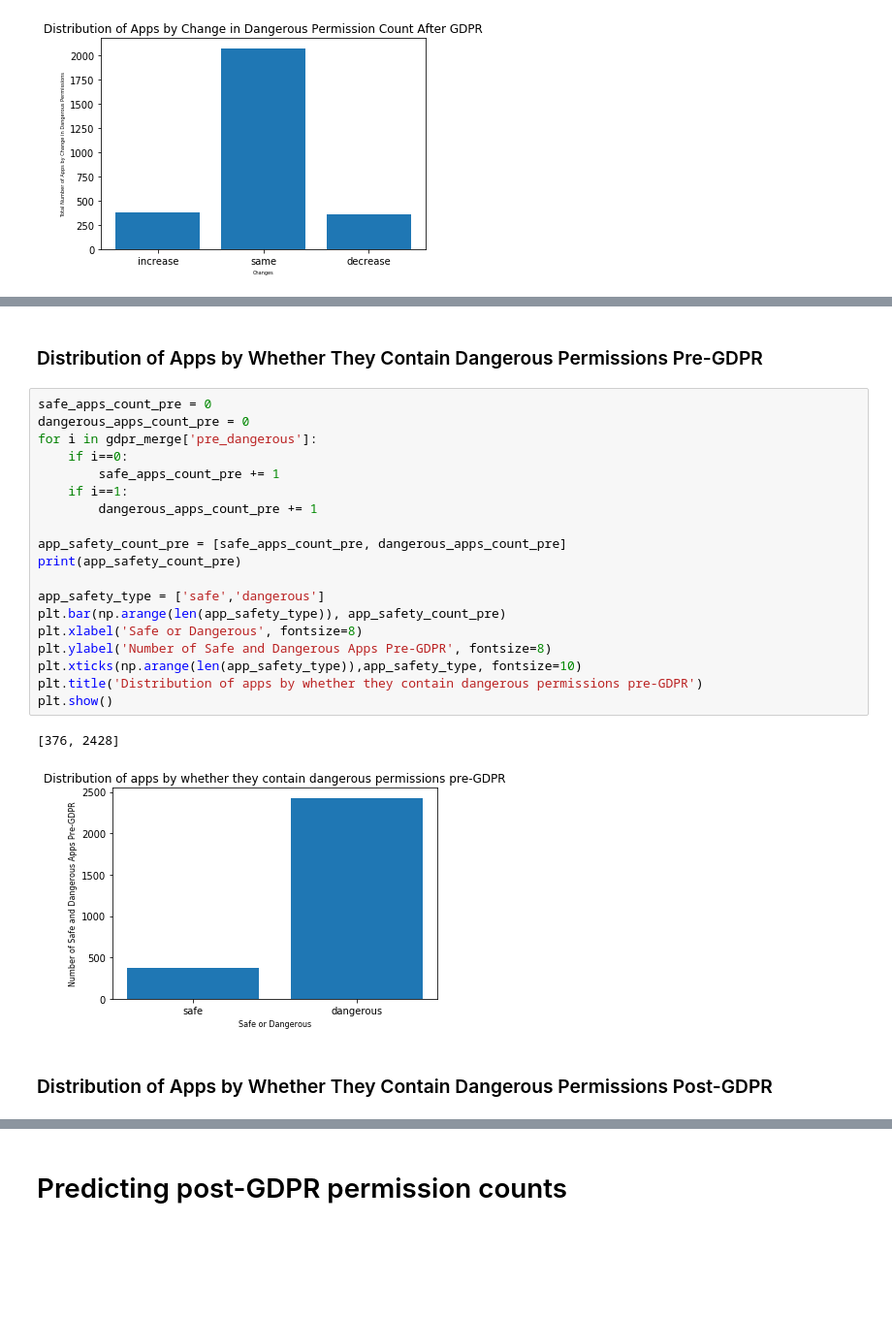
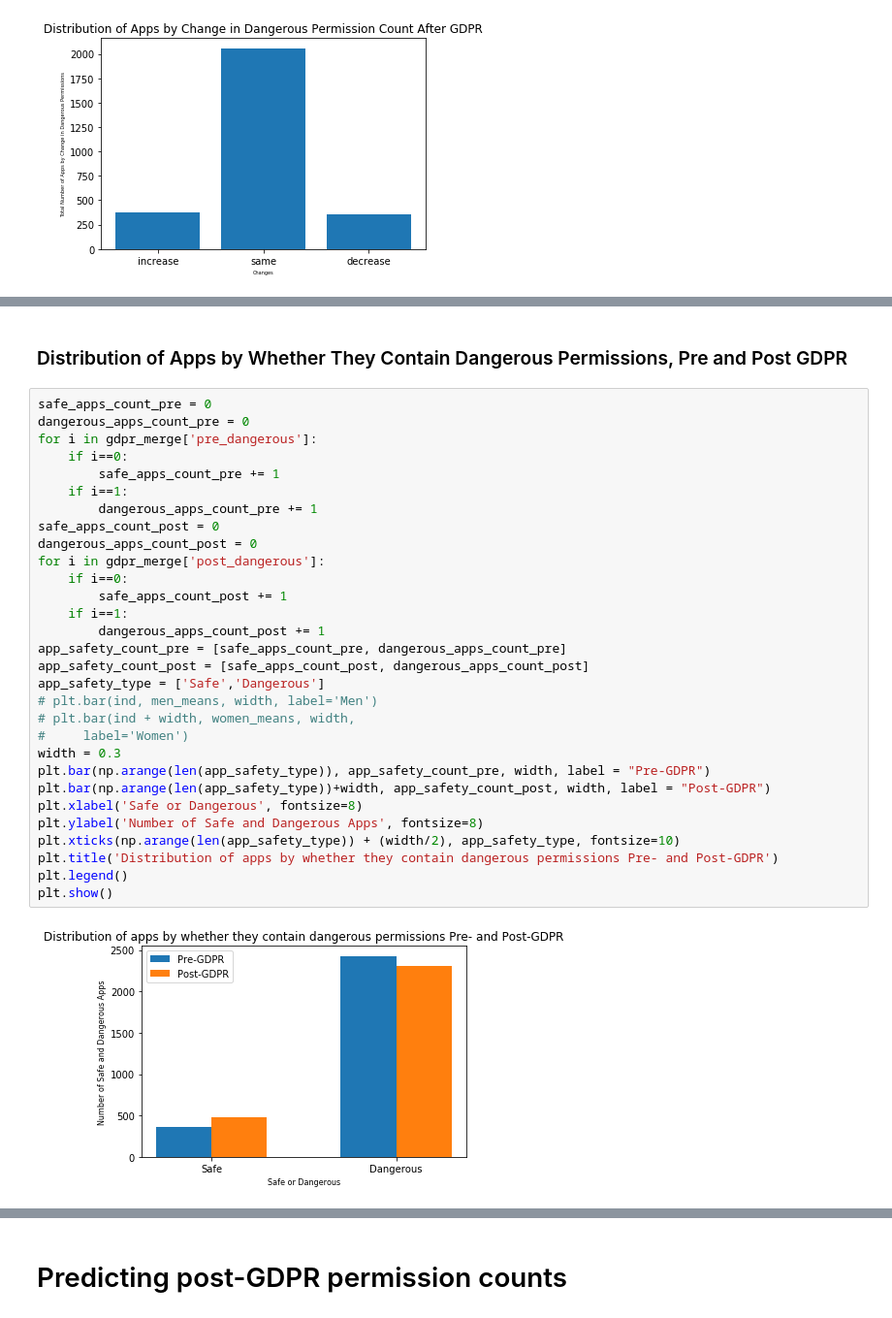
Before and after one commit to JBPelzner/w207_Final, a Jupyter notebook: gdpr_final.ipynb, the cells around one changed output, grey strips where cells are left out. Shown at 97% size. Drawn from its saved outputs; the diff is of its cells as text; blank space fills up the shorter version.

```diff
--- a/gdpr_final.ipynb
+++ b/gdpr_final.ipynb
@@ -582,27 +593,35 @@ plt.subplots_adjust(wspace = 0.7, hspace = 0.7)
 <Figure size 432x288 with 0 Axes>
 # %% [markdown]
-### Distribution of Apps by Whether They Contain Dangerous Permissions Pre-GDPR
+### Distribution of Apps by Whether They Contain Dangerous Permissions, Pre and Post GDPR
 # %%
 safe_apps_count_pre = 0
 dangerous_apps_count_pre = 0
 for i in gdpr_merge['pre_dangerous']:
     if i==0:
         safe_apps_count_pre += 1
     if i==1:
         dangerous_apps_count_pre += 1
-
+safe_apps_count_post = 0
+dangerous_apps_count_post = 0
+for i in gdpr_merge['post_dangerous']:
+    if i==0:
+        safe_apps_count_post += 1
+    if i==1:
+        dangerous_apps_count_post += 1
 app_safety_count_pre = [safe_apps_count_pre, dangerous_apps_count_pre]
-print(app_safety_count_pre)
-
-app_safety_type = ['safe','dangerous']
-plt.bar(np.arange(len(app_safety_type)), app_safety_count_pre)
+app_safety_count_post = [safe_apps_count_post, dangerous_apps_count_post]
+app_safety_type = ['Safe','Dangerous']
+# plt.bar(ind, men_means, width, label='Men')
+# plt.bar(ind + width, women_means, width,
+#     label='Women')
+width = 0.3
+plt.bar(np.arange(len(app_safety_type)), app_safety_count_pre, width, label = "Pre-GDPR")
+plt.bar(np.arange(len(app_safety_type))+width, app_safety_count_post, width, label = "Post-GDPR")
 plt.xlabel('Safe or Dangerous', fontsize=8)
-plt.ylabel('Number of Safe and Dangerous Apps Pre-GDPR', fontsize=8)
-plt.xticks(np.arange(len(app_safety_type)),app_safety_type, fontsize=10)
-plt.title('Distribution of apps by whether they contain dangerous permissions pre-GDPR')
+plt.ylabel('Number of Safe and Dangerous Apps', fontsize=8)
+plt.xticks(np.arange(len(app_safety_type)) + (width/2), app_safety_type, fontsize=10)
+plt.title('Distribution of apps by whether they contain dangerous permissions Pre- and Post-GDPR')
+plt.legend()
 plt.show()
 # %% [output]
-[376, 2428]
-[figure, old version]
+[figure, new version]
-# %% [markdown]
-### Distribution of Apps by Whether They Contain Dangerous Permissions Post-GDPR
```
Also changed, not shown: parts of 34 cells of this notebook, 5 other files.
